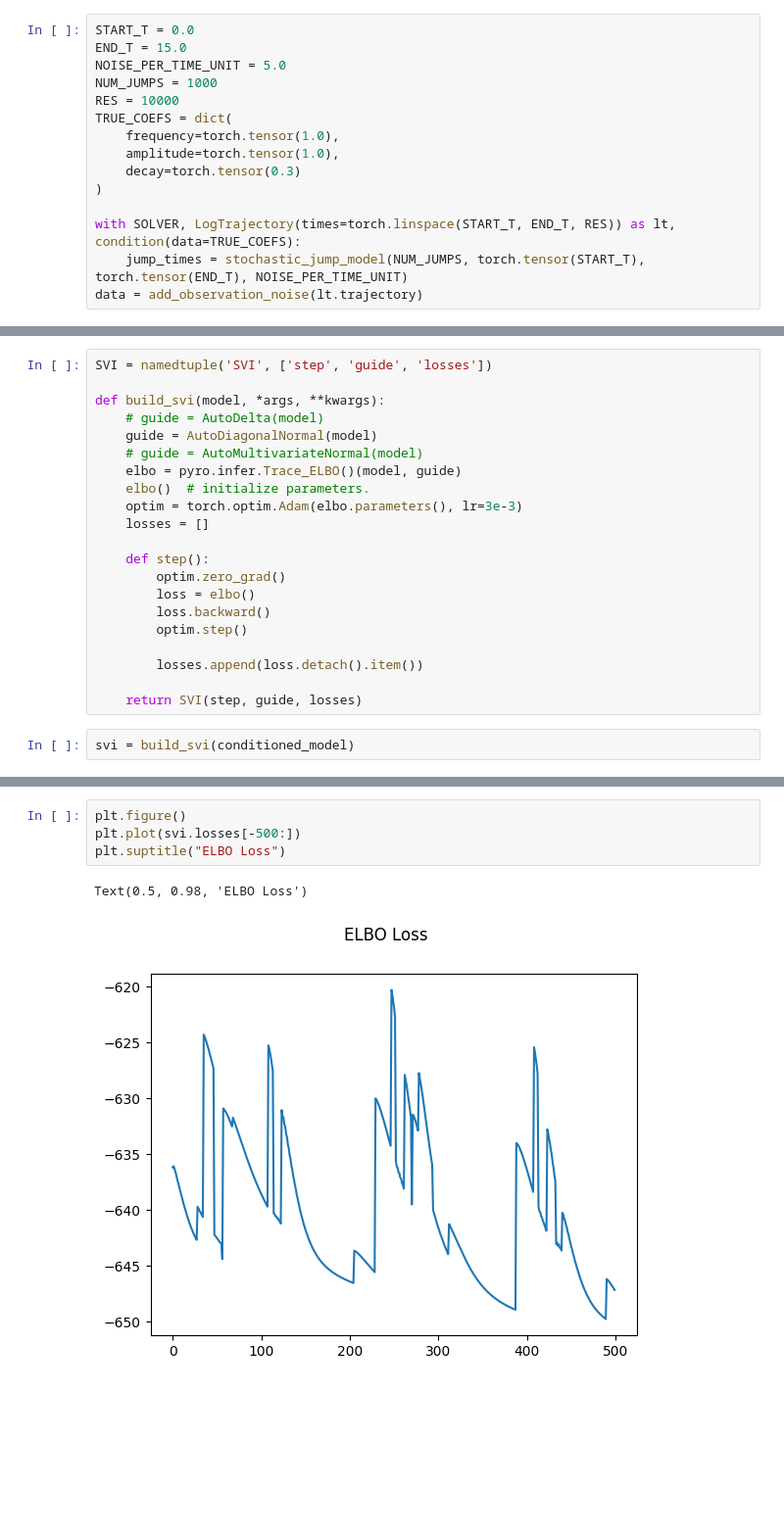
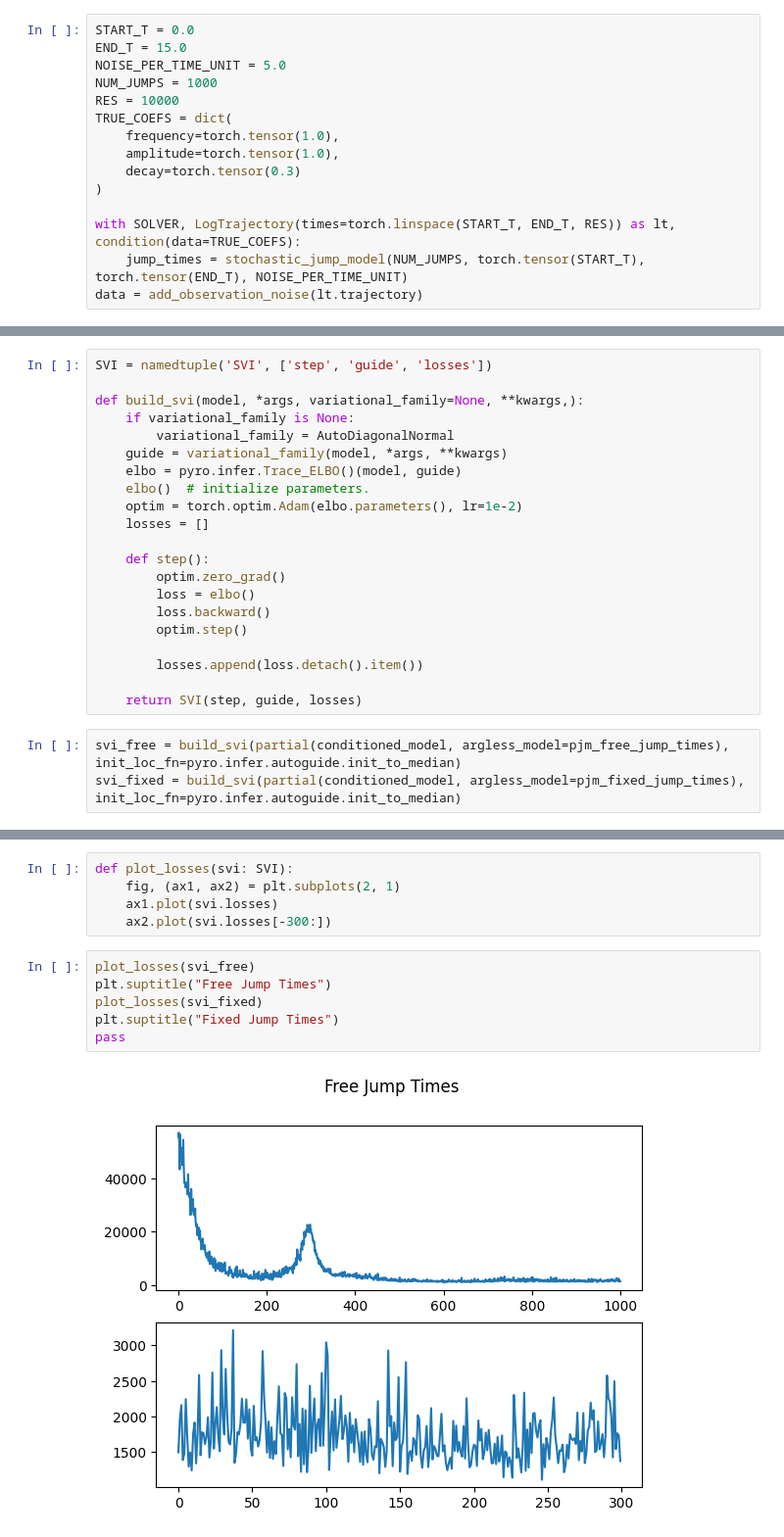
Before and after one commit to BasisResearch/chirho_diffeqpy, a Jupyter notebook: scratch/stochastic_jump_ode.ipynb, the cells around one changed output, grey strips where cells are left out. Shown at 98% size. Cells and saved outputs as stored; diff of their text form; blank space fills up the shorter version.

```diff
--- a/scratch/stochastic_jump_ode.ipynb
+++ b/scratch/stochastic_jump_ode.ipynb
@@ -175,13 +192,13 @@ def conditioned_model():
 # %%
 SVI = namedtuple('SVI', ['step', 'guide', 'losses'])
 
-def build_svi(model, *args, **kwargs):
-    # guide = AutoDelta(model)
-    guide = AutoDiagonalNormal(model)
-    # guide = AutoMultivariateNormal(model)
+def build_svi(model, *args, variational_family=None, **kwargs,):
+    if variational_family is None:
+        variational_family = AutoDiagonalNormal
+    guide = variational_family(model, *args, **kwargs)
     elbo = pyro.infer.Trace_ELBO()(model, guide)
     elbo()  # initialize parameters.
-    optim = torch.optim.Adam(elbo.parameters(), lr=3e-3)
+    optim = torch.optim.Adam(elbo.parameters(), lr=1e-2)
     losses = []
 
     def step():
@@ -194,5 +211,6 @@ def build_svi(model, *args, **kwargs):
 
     return SVI(step, guide, losses)
 # %%
-svi = build_svi(conditioned_model)
+svi_free = build_svi(partial(conditioned_model, argless_model=pjm_free_jump_times), init_loc_fn=pyro.infer.autoguide.init_to_median)
+svi_fixed = build_svi(partial(conditioned_model, argless_model=pjm_fixed_jump_times), init_loc_fn=pyro.infer.autoguide.init_to_median)
 # %%
@@ -205,7 +226,13 @@ Progress 1999/2000
 # %%
-plt.figure()
-plt.plot(svi.losses[-500:])
-plt.suptitle("ELBO Loss")
+def plot_losses(svi: SVI):
+    fig, (ax1, ax2) = plt.subplots(2, 1)
+    ax1.plot(svi.losses)
+    ax2.plot(svi.losses[-300:])
-# %% [output]
-Text(0.5, 0.98, 'ELBO Loss')
-[figure, removed]
+# %%
+plot_losses(svi_free)
+plt.suptitle("Free Jump Times")
+plot_losses(svi_fixed)
+plt.suptitle("Fixed Jump Times")
+pass
+# %% [output]
+[figure, added]
```
Also changed, not shown: parts of 25 cells of this notebook.
